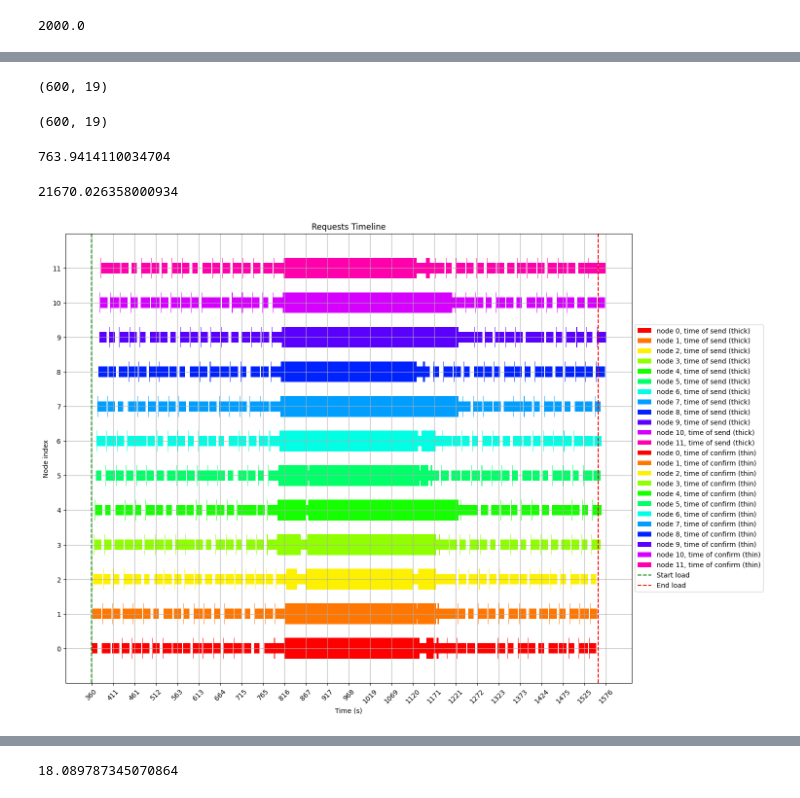
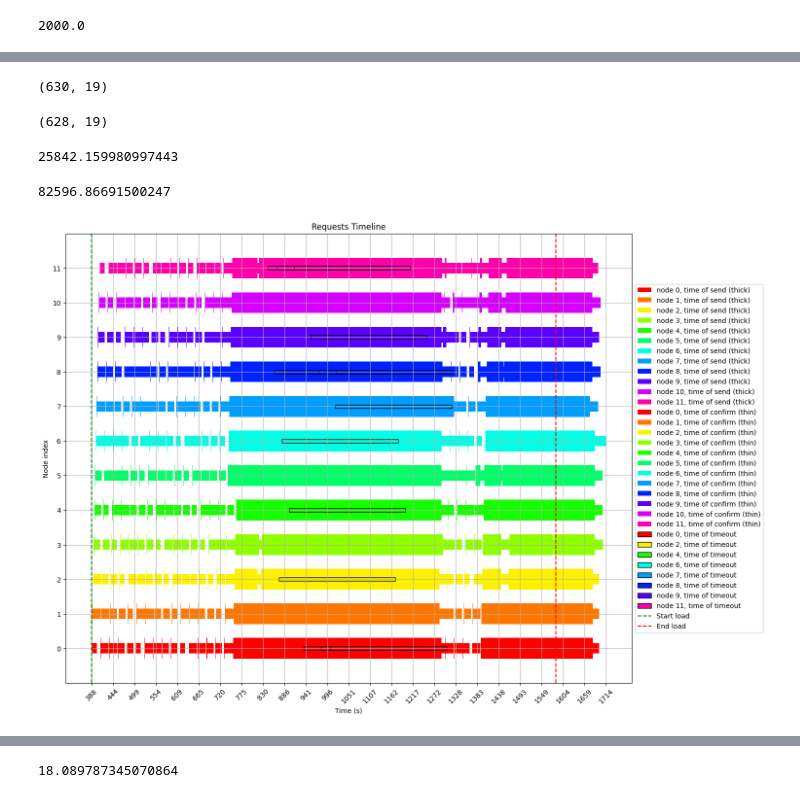
Before and after one commit to fluencelabs/ipc-load-test, a Jupyter notebook: analysis/Analysis.ipynb, the cells around one changed output, grey strips where cells are left out. Saved outputs shown, nothing was run; the diff lists cells and outputs as text; code cells hidden in the pictures.

```diff
--- a/analysis/Analysis.ipynb
+++ b/analysis/Analysis.ipynb
@@ -29,7 +25,7 @@ send_inteval_from_rps(48, 96)
 # %% [output]
 2000.0
 # %%
-with open("metrics_cluster_batching_cached_no_cc_96b_12n_8cu_2000si.json") as f:
+with open("metrics_cluster_batching_cached_no_cc_96b_12n_8cu_1900si.json") as f:
     raw = json.load(f)
 points = pd.json_normalize(raw)
 points.rename(columns={
@@ -81,52 +77,52 @@ timeouted = timings[timings["status"] == "timeout"]
 # %%
 success.shape
 # %% [output]
-(600, 19)
+(630, 19)
 # %%
 confirmed.shape
 # %% [output]
-(600, 19)
+(628, 19)
 # %%
 success["duration"].median()
 # %% [output]
-763.9414110034704
+25842.159980997443
 # %%
 confirmed["duration"].median()
 # %% [output]
-21670.026358000934
+82596.86691500247
 # %%
 FACTOR = 1e3
-count = len(timings['node'].unique())
+count = timings['node'].max() + 1
 plt.figure(figsize=(15, count))
 cmap = get_cmap(count)
 
 def plot_duration(data, name, th, colors, **kwargs):
-    for i, (nnum, group) in enumerate(data.groupby('node')):
+    for nnum, group in data.groupby('node'):
         data = list(zip(group['start'] / FACTOR, group['duration']  / FACTOR))
         label = f"node {nnum}, time of {name}"
-        color = colors if isinstance(colors, str) else colors[i]
+        color = colors if isinstance(colors, str) else colors[nnum]
         plt.broken_barh(data, (nnum-th/2, th), facecolor=color, label=label, **kwargs)
 
 plot_duration(success, "send (thick)", 0.6, cmap)
 plot_duration(confirmed, "confirm (thin)", 0.3, cmap)
 plot_duration(timeouted, "timeout", 0.1, cmap, edgecolor="black")
 
 plt.axvline(start_load / FACTOR, color="green", label="Start load", ls="--")
 plt.axvline(end_load / FACTOR, color="red", label="End load", ls="--")
 
 # Formatting
 plt.xticks(np.linspace(timings["start"].min() / FACTOR, timings["end"].max() / FACTOR, 25), rotation=45)
 plt.yticks(np.linspace(0, count - 1, count))
 
 plt.xlabel('Time (s)')
 plt.ylabel('Node index')
 plt.title('Requests Timeline')
 plt.legend(loc='center left', bbox_to_anchor=(1, 0.5))
 plt.ylim(-1, count)
 plt.grid(True)
 plt.show()
 # %% [output]
-[figure, old version]
+[figure, new version]
 # %%
 threshold = 5e3
 lines = []
```
Also changed, not shown: parts of 6 cells of this notebook, 2 other files.
